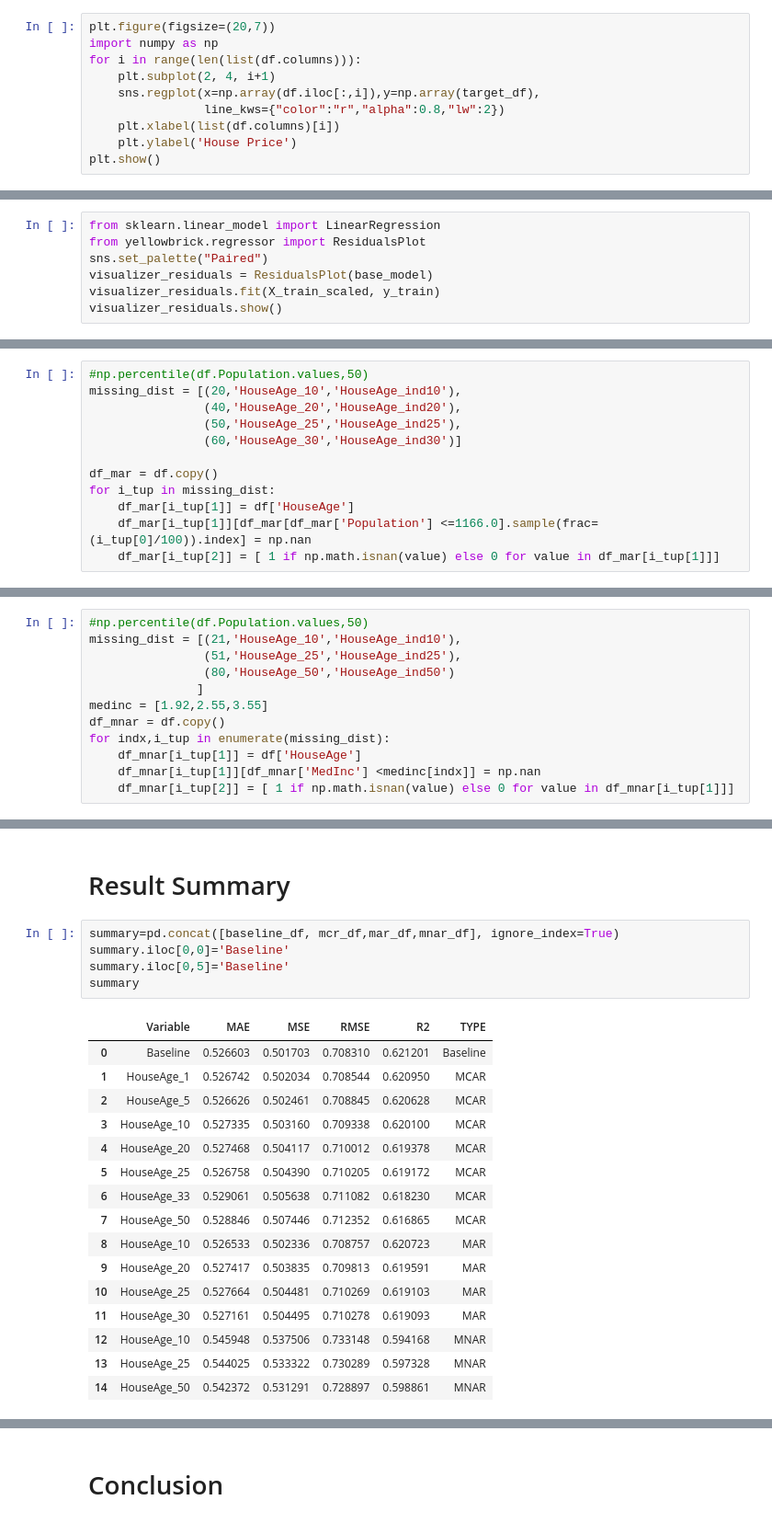
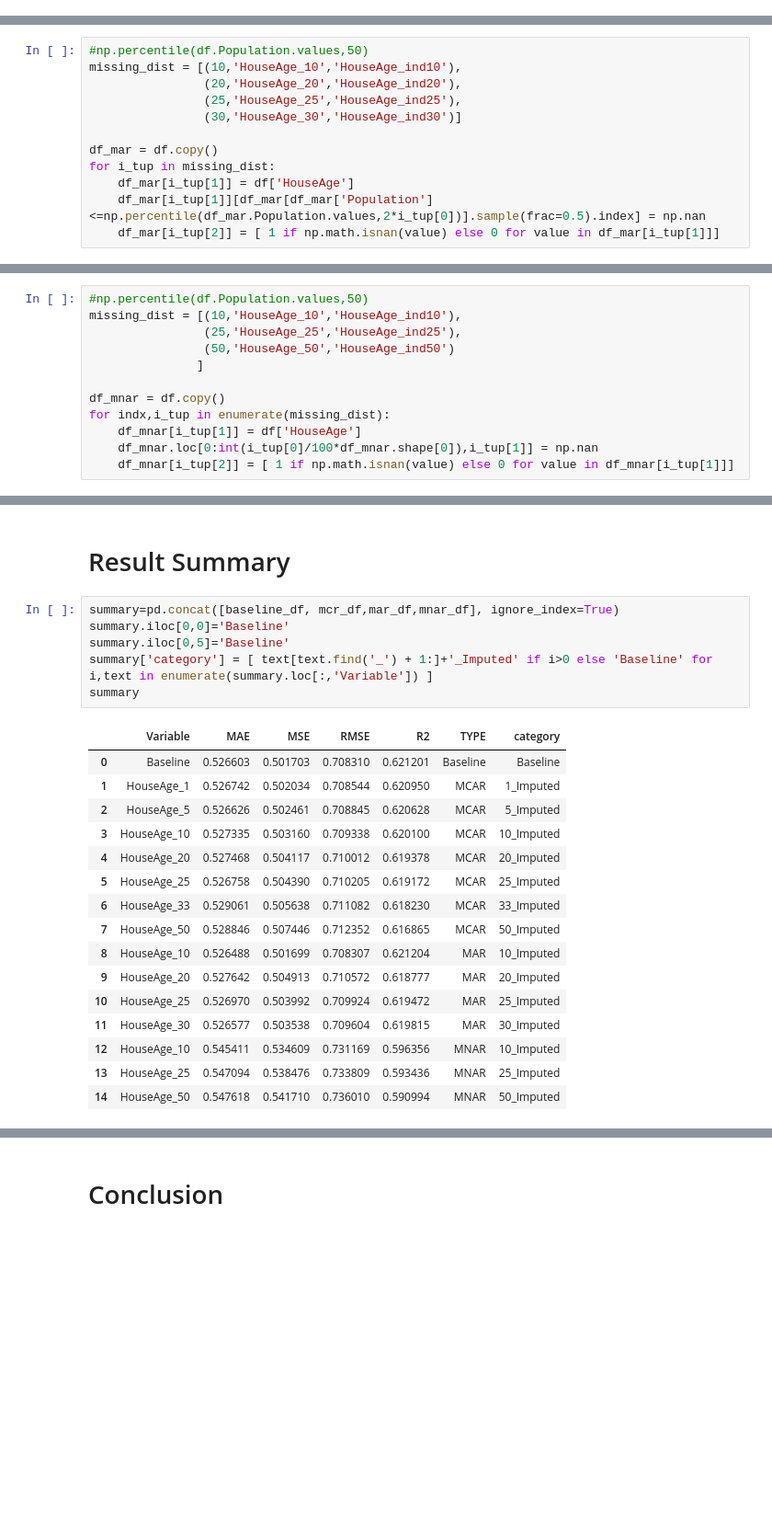
Before and after one commit to sachinac/MSDS7333, a Jupyter notebook: case_study05/msds_qtw_case_study05.ipynb, the cells around one changed output, grey strips where cells are left out. Shown at 92% size. Cells and saved outputs as stored; diff of their text form; blank space fills up the shorter version.

```diff
--- a/case_study05/msds_qtw_case_study05.ipynb
+++ b/case_study05/msds_qtw_case_study05.ipynb
@@ -179,10 +227,0 @@ Important variables with linear relationship with target are
-# %%
-plt.figure(figsize=(20,7))
-import numpy as np
-for i in range(len(list(df.columns))):
-    plt.subplot(2, 4, i+1)
-    sns.regplot(x=np.array(df.iloc[:,i]),y=np.array(target_df),
-                line_kws={"color":"r","alpha":0.8,"lw":2})
-    plt.xlabel(list(df.columns)[i])
-    plt.ylabel('House Price')
-plt.show()
@@ -259,7 +293,0 @@ array([ 8.02093467e-01,  1.23858844e-01, -2.16444768e-01,  2.58431674e-01,
-# %%
-from sklearn.linear_model import LinearRegression
-from yellowbrick.regressor import ResidualsPlot
-sns.set_palette("Paired")
-visualizer_residuals = ResidualsPlot(base_model)
-visualizer_residuals.fit(X_train_scaled, y_train)
-visualizer_residuals.show()
@@ -489,15 +519,15 @@ For this analysis same variable HouseAge, will be manipulated to replace 10%, 20
 ## HouseAge - Missing values
 # %%
 #np.percentile(df.Population.values,50)
-missing_dist = [(20,'HouseAge_10','HouseAge_ind10'),
-                (40,'HouseAge_20','HouseAge_ind20'),
-                (50,'HouseAge_25','HouseAge_ind25'),
-                (60,'HouseAge_30','HouseAge_ind30')]
+missing_dist = [(10,'HouseAge_10','HouseAge_ind10'),
+                (20,'HouseAge_20','HouseAge_ind20'),
+                (25,'HouseAge_25','HouseAge_ind25'),
+                (30,'HouseAge_30','HouseAge_ind30')]
 
 df_mar = df.copy()
 for i_tup in missing_dist:
     df_mar[i_tup[1]] = df['HouseAge']
-    df_mar[i_tup[1]][df_mar[df_mar['Population'] <=1166.0].sample(frac=(i_tup[0]/100)).index] = np.nan
+    df_mar[i_tup[1]][df_mar[df_mar['Population'] <=np.percentile(df_mar.Population.values,2*i_tup[0])].sample(frac=0.5).index] = np.nan
     df_mar[i_tup[2]] = [ 1 if np.math.isnan(value) else 0 for value in df_mar[i_tup[1]]]
 # %%
 print('Missingness percentage on HouseAge')
@@ -646,15 +679,15 @@ For this analysis same variable HouseAge, will be manipulated to replace  25% of
 ## HouseAge - Missing values
 # %%
 #np.percentile(df.Population.values,50)
-missing_dist = [(21,'HouseAge_10','HouseAge_ind10'),
-                (51,'HouseAge_25','HouseAge_ind25'),
-                (80,'HouseAge_50','HouseAge_ind50')
+missing_dist = [(10,'HouseAge_10','HouseAge_ind10'),
+                (25,'HouseAge_25','HouseAge_ind25'),
+                (50,'HouseAge_50','HouseAge_ind50')
                ]
-medinc = [1.92,2.55,3.55]
+
 df_mnar = df.copy()
 for indx,i_tup in enumerate(missing_dist):
     df_mnar[i_tup[1]] = df['HouseAge']
-    df_mnar[i_tup[1]][df_mnar['MedInc'] <medinc[indx]] = np.nan
+    df_mnar.loc[0:int(i_tup[0]/100*df_mnar.shape[0]),i_tup[1]] = np.nan
     df_mnar[i_tup[2]] = [ 1 if np.math.isnan(value) else 0 for value in df_mnar[i_tup[1]]]
 # %%
 print('Missingness percentage on HouseAge')
@@ -777,22 +822,23 @@ mnar_df
 # %%
 summary=pd.concat([baseline_df, mcr_df,mar_df,mnar_df], ignore_index=True)
 summary.iloc[0,0]='Baseline'
 summary.iloc[0,5]='Baseline'
+summary['category'] = [ text[text.find('_') + 1:]+'_Imputed' if i>0 else 'Baseline' for i,text in enumerate(summary.loc[:,'Variable']) ]
 summary
 # %% [output]
-|  | Variable | MAE | MSE | RMSE | R2 | TYPE |
-| 0 | Baseline | 0.526603 | 0.501703 | 0.708310 | 0.621201 | Baseline |
-| 1 | HouseAge_1 | 0.526742 | 0.502034 | 0.708544 | 0.620950 | MCAR |
-| 2 | HouseAge_5 | 0.526626 | 0.502461 | 0.708845 | 0.620628 | MCAR |
-| 3 | HouseAge_10 | 0.527335 | 0.503160 | 0.709338 | 0.620100 | MCAR |
-| 4 | HouseAge_20 | 0.527468 | 0.504117 | 0.710012 | 0.619378 | MCAR |
-| 5 | HouseAge_25 | 0.526758 | 0.504390 | 0.710205 | 0.619172 | MCAR |
-| 6 | HouseAge_33 | 0.529061 | 0.505638 | 0.711082 | 0.618230 | MCAR |
-| 7 | HouseAge_50 | 0.528846 | 0.507446 | 0.712352 | 0.616865 | MCAR |
-| 8 | HouseAge_10 | 0.526533 | 0.502336 | 0.708757 | 0.620723 | MAR |
-| 9 | HouseAge_20 | 0.527417 | 0.503835 | 0.709813 | 0.619591 | MAR |
-| 10 | HouseAge_25 | 0.527664 | 0.504481 | 0.710269 | 0.619103 | MAR |
-| 11 | HouseAge_30 | 0.527161 | 0.504495 | 0.710278 | 0.619093 | MAR |
-| 12 | HouseAge_10 | 0.545948 | 0.537506 | 0.733148 | 0.594168 | MNAR |
-| 13 | HouseAge_25 | 0.544025 | 0.533322 | 0.730289 | 0.597328 | MNAR |
-| 14 | HouseAge_50 | 0.542372 | 0.531291 | 0.728897 | 0.598861 | MNAR |
+|  | Variable | MAE | MSE | RMSE | R2 | TYPE | category |
+| 0 | Baseline | 0.526603 | 0.501703 | 0.708310 | 0.621201 | Baseline | Baseline |
+| 1 | HouseAge_1 | 0.526742 | 0.502034 | 0.708544 | 0.620950 | MCAR | 1_Imputed |
+| 2 | HouseAge_5 | 0.526626 | 0.502461 | 0.708845 | 0.620628 | MCAR | 5_Imputed |
+| 3 | HouseAge_10 | 0.527335 | 0.503160 | 0.709338 | 0.620100 | MCAR | 10_Imputed |
+| 4 | HouseAge_20 | 0.527468 | 0.504117 | 0.710012 | 0.619378 | MCAR | 20_Imputed |
+| 5 | HouseAge_25 | 0.526758 | 0.504390 | 0.710205 | 0.619172 | MCAR | 25_Imputed |
+| 6 | HouseAge_33 | 0.529061 | 0.505638 | 0.711082 | 0.618230 | MCAR | 33_Imputed |
+| 7 | HouseAge_50 | 0.528846 | 0.507446 | 0.712352 | 0.616865 | MCAR | 50_Imputed |
+| 8 | HouseAge_10 | 0.526488 | 0.501699 | 0.708307 | 0.621204 | MAR | 10_Imputed |
+| 9 | HouseAge_20 | 0.527642 | 0.504913 | 0.710572 | 0.618777 | MAR | 20_Imputed |
+| 10 | HouseAge_25 | 0.526970 | 0.503992 | 0.709924 | 0.619472 | MAR | 25_Imputed |
+| 11 | HouseAge_30 | 0.526577 | 0.503538 | 0.709604 | 0.619815 | MAR | 30_Imputed |
+| 12 | HouseAge_10 | 0.545411 | 0.534609 | 0.731169 | 0.596356 | MNAR | 10_Imputed |
+| 13 | HouseAge_25 | 0.547094 | 0.538476 | 0.733809 | 0.593436 | MNAR | 25_Imputed |
+| 14 | HouseAge_50 | 0.547618 | 0.541710 | 0.736010 | 0.590994 | MNAR | 50_Imputed |
```
Also changed, not shown: parts of 43 cells of this notebook.
